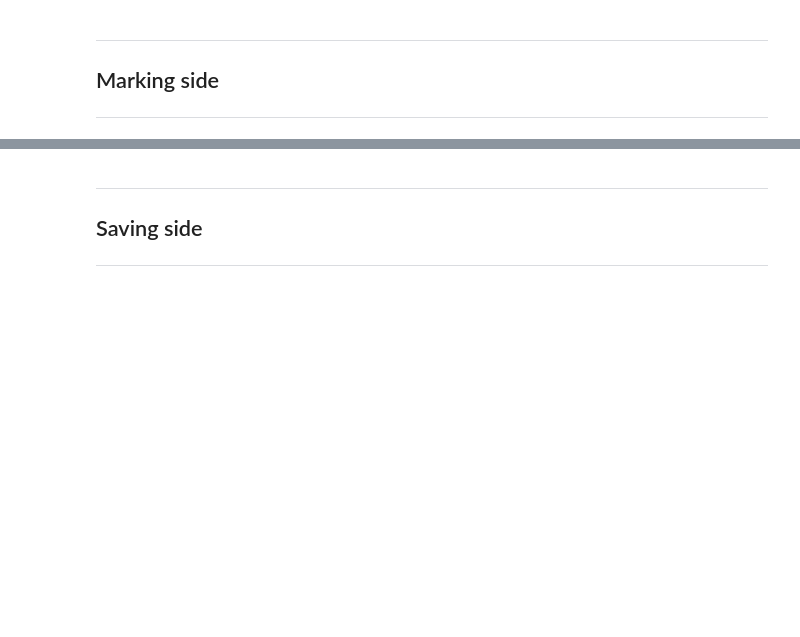
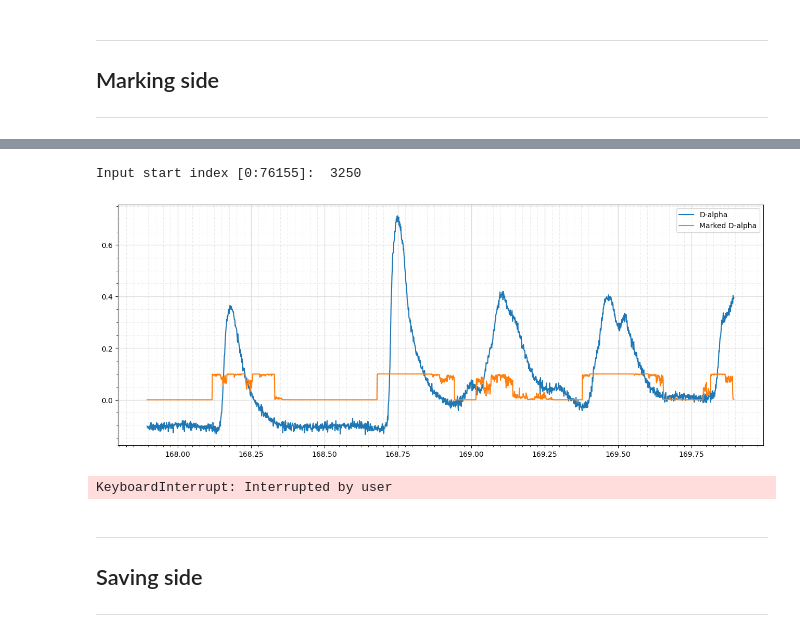
Before and after one commit to feodorrussia/D-alpha-instability-search, a Jupyter notebook: NN training.ipynb, the cells around one changed output, grey strips where cells are left out. Saved outputs shown, nothing was run; the diff lists cells and outputs as text; code cells hidden in the pictures; blank space fills up the shorter version.

```diff
--- a/NN training.ipynb
+++ b/NN training.ipynb
@@ -29,9 +29,9 @@ while l_edge + POINTS_DIM < df.shape[0]:
 
 if l_edge + POINTS_DIM - step != df.shape[0] - 1:
     # print(df.shape[0] - l_edge)
-    df_slice = df.iloc[l_edge:df.shape[0]]
-    data.append([normalise_series(np.pad(df_slice.ch1.to_numpy(), (0, POINTS_DIM - (df.shape[0] - l_edge)))),
-                np.pad(df_slice.ch1_marked.to_numpy(), (0, POINTS_DIM - (df.shape[0] - l_edge)))])
+    df_slice = df.iloc[df.shape[0] - POINTS_DIM:]
+    data.append([normalise_series(df_slice.ch1.to_numpy()),
+                df_slice.ch1_marked.to_numpy()])
 
 data_array = np.array(data)
 
@@ -223,6 +223,10 @@ callbacks_list = [tf.keras.callbacks.ModelCheckpoint(filepath=checkpoint_filepat
                                                      monitor=callbacks_metric,
                                                      mode='max',
                                                      save_best_only=True)]
+# %%
+model.compile(optimizer='adam', loss=dice_bce_loss,
+                  metrics=['acc', precision, recall])
+model.load_weights(checkpoint_filepath)
 # %%
 model.compile(optimizer='adam', loss=dice_bce_loss,
                   metrics=['acc', precision, recall])
@@ -244,15 +266,14 @@ from source.Files_operating import read_dataFile
 interval_path = "data/intervals/"
 signal_path = "data/d-alpha/"
 
-check_filename = "sht44170"
+check_filename = "sht44185"
 check_F_ID = check_filename[-5:]
 
 if os.path.isfile(f"data/intervals/df/{check_F_ID}_data.csv"):
     new_df = pd.read_csv(f"data/intervals/df/{check_F_ID}_data.csv", sep=",")
 else:
     new_df = read_dataFile(interval_path + check_filename + "_exportGlobus2.dat", F_ID)
-
-new_df["ch1_marked"] = pd.Series([0] * df.shape[0])
+    new_df["ch1_marked"] = pd.Series([0] * df.shape[0])
 
 new_df.head()
 # %% [output]
@@ -265,7 +281,7 @@ new_df.head()
 # %%
 l_edge = 0
 POINTS_DIM = 1024
-step = 100
+step = 256
 
 # slice_data = X_train
 # print(slice_data.shape)
@@ -282,7 +298,7 @@ while l_edge + POINTS_DIM < new_df.shape[0]:
 if l_edge + POINTS_DIM - step != new_df.shape[0] - 1:
     predictions = model.predict(np.array([new_df.loc[new_df.shape[0] - POINTS_DIM:new_df.shape[0], "ch1"]]))
     for i in range(0, POINTS_DIM):
-        new_df.loc[new_df.shape[0] - POINTS_DIM + i, "ch1_marked"] += min(new_df.loc[new_df.shape[0] - POINTS_DIM + i, "ch1_marked"], 1)
+        new_df.loc[new_df.shape[0] - POINTS_DIM + i, "ch1_marked"] = predictions[0][i]  # min(new_df.loc[new_df.shape[0] - POINTS_DIM + i, "ch1_marked"] + predictions[0][i], 1)
 
 new_df.head()
 new_df.to_csv(f"data/intervals/df/{check_F_ID}_data.csv", index=False)
@@ -310,7 +325,7 @@ new_df.to_csv(f"data/intervals/df/{check_F_ID}_data.csv", index=False)
 import matplotlib.pyplot as plt
 from matplotlib.ticker import AutoMinorLocator
 
-l_edge = int(input("Input start index (0|10000|...): ").strip().split()[0])
+l_edge = int(input(f"Input start index [0:{new_df.shape[0]}]: ").strip().split()[0])
 step = 1500
 width = 2000
 
@@ -320,34 +335,38 @@ while l_edge < new_df.shape[0]:
     fig.set_figwidth(16)
     fig.set_figheight(6)
 
     r_edge = min(l_edge + width, new_df.shape[0])
 
-    ax.plot(range(l_edge, r_edge), normalise_series(new_df.ch1)[l_edge:r_edge], label="D-alpha")
+    ax.plot(range(l_edge, r_edge), normalise_series(new_df.ch1)[l_edge:r_edge], label="D-alpha")  # new_df.iloc[l_edge:r_edge].t
     # ax.plot(range(l_edge, r_edge), new_df.ch1_filter_norm[l_edge:r_edge], label="Filtered D-alpha")
     ax.plot(range(l_edge, r_edge), new_df.ch1_marked[l_edge:r_edge] / 10, label="Marked D-alpha")
 
     ax.grid(which='major', color='#DDDDDD', linewidth=0.9)
     ax.grid(which='minor', color='#DDDDDD', linestyle=':', linewidth=0.7)
     ax.minorticks_on()
     ax.xaxis.set_minor_locator(AutoMinorLocator(10))
     ax.legend()
     plt.show()
 
     res = list(map(int, input("Input index pairs of ELM fragments:\n").strip().split()))
     for i in range(0, len(res), 2):
         if (new_df.loc[res[i]:res[i + 1], "ch1_marked"] == 1).all():
             new_df.loc[res[i]:res[i + 1], "ch1_marked"] = 0
         elif (new_df.loc[res[i]:res[i + 1], "ch1_marked"] == 1).any():
             if input("Input y to set 1, n to set 0").lower() in ["y", "н"]:
                 new_df.loc[res[i]:res[i + 1], "ch1_marked"] = 1
             else:
                 new_df.loc[res[i]:res[i + 1], "ch1_marked"] = 0
         else:
             new_df.loc[res[i]:res[i + 1], "ch1_marked"] = 1
 
     plt.close()
     plt.clf()
     l_edge += step
+# %% [output]
+Input start index [0:76155]:  3250
+[figure, added]
+KeyboardInterrupt: Interrupted by user
 # %% [markdown]
 ---
 ## Saving side
```
Also changed, not shown: parts of 8 cells of this notebook, 1 other file.
